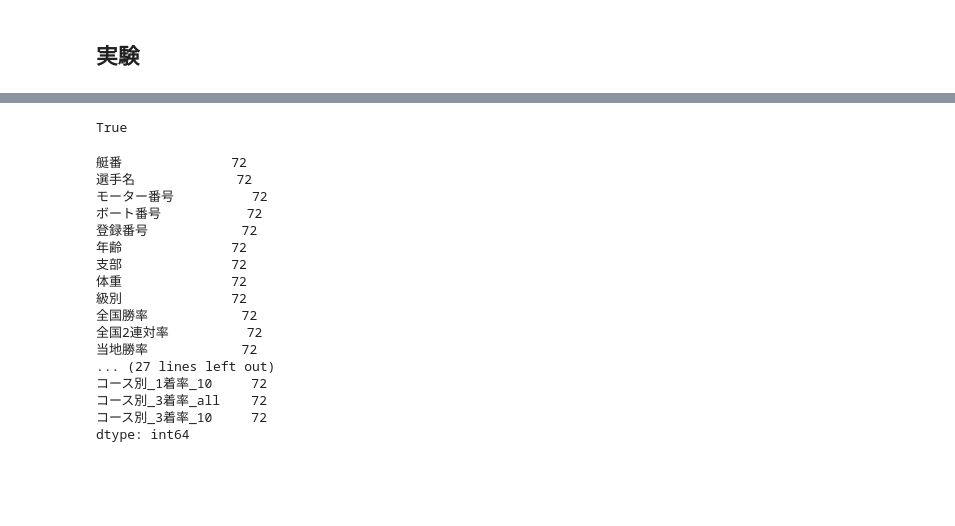
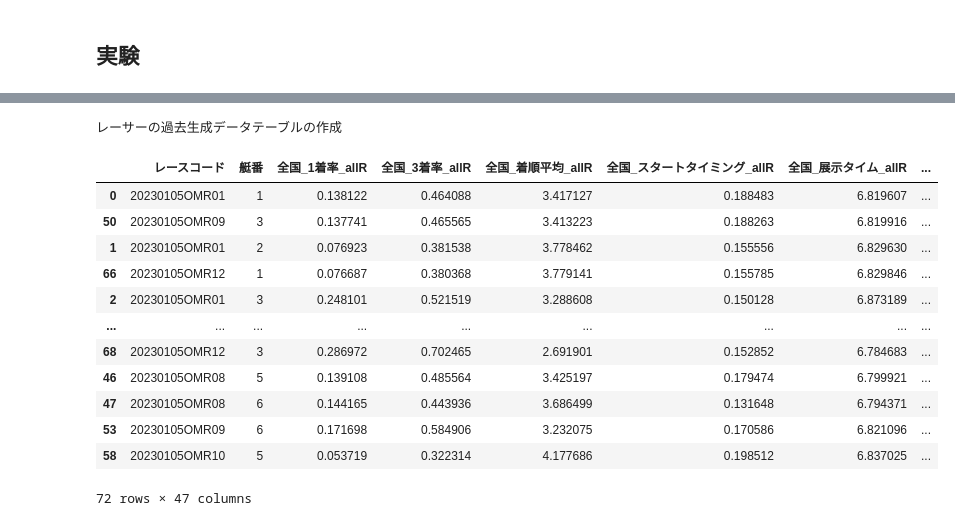
Before and after one commit to sakokazuki/kyotei-ai, a Jupyter notebook: main.ipynb, the cells around one changed output, grey strips where cells are left out. Saved outputs shown, nothing was run; the diff lists cells and outputs as text; code cells hidden in the pictures; blank space fills up the shorter version.

```diff
--- a/main.ipynb
+++ b/main.ipynb
@@ -775,7 +184,6 @@ import utils
 importlib.reload(sy)
 importlib.reload(utils)
 
-syusso = sy.SyussoTable('20230105', 'OMR')
-# syusso.scrape_beforeinfo('20230105', 'OMR')
-# _get_beforeinfo('https://www.boatrace.jp/owpc/pc/race/beforeinfo?rno=2&jcd=04&hd=20230105')
+syusso = sy.SyussoTable(race_results, '20230105', 'OMR')
+syusso.test()
 # %% [output]
@@ -825,24 +203,23 @@ syusso.data_p
-# %%
-'展示タイム' in hoge
-# %% [output]
-True
-# %%
-syusso.data.count()
-# %% [output]
-艇番              72
-選手名             72
-モーター番号          72
-ボート番号           72
-登録番号            72
-年齢              72
-支部              72
-体重              72
-級別              72
-全国勝率            72
-全国2連対率          72
-当地勝率            72
-... (27 lines left out)
-コース別_1着率_10     72
-コース別_3着率_all    72
-コース別_3着率_10     72
-dtype: int64
+# %%
+# レーサーの過去テーブル作成テスト用(出走テーブルのデータをもとに作るのが処理時間が短くて確認しやすい
+import racer_table as racer_t
+importlib.reload(racer_t)
+
+# hoge = racer_t.RacerTable.create_from_syusso(data_tables.race_t, syusso.data)
+hoge = racer_t.RacerTable.create_from_syusso(syusso.race_results.data, syusso.data)
+hoge.data_p
+# %% [output]
+レーサーの過去生成データテーブルの作成
+|  | レースコード | 艇番 | 全国_1着率_allR | 全国_3着率_allR | 全国_着順平均_allR | 全国_スタートタイミング_allR | 全国_展示タイム_allR | ... |
+| 0 | 20230105OMR01 | 1 | 0.138122 | 0.464088 | 3.417127 | 0.188483 | 6.819607 | ... |
+| 50 | 20230105OMR09 | 3 | 0.137741 | 0.465565 | 3.413223 | 0.188263 | 6.819916 | ... |
+| 1 | 20230105OMR01 | 2 | 0.076923 | 0.381538 | 3.778462 | 0.155556 | 6.829630 | ... |
+| 66 | 20230105OMR12 | 1 | 0.076687 | 0.380368 | 3.779141 | 0.155785 | 6.829846 | ... |
+| 2 | 20230105OMR01 | 3 | 0.248101 | 0.521519 | 3.288608 | 0.150128 | 6.873189 | ... |
+| ... | ... | ... | ... | ... | ... | ... | ... | ... |
+| 68 | 20230105OMR12 | 3 | 0.286972 | 0.702465 | 2.691901 | 0.152852 | 6.784683 | ... |
+| 46 | 20230105OMR08 | 5 | 0.139108 | 0.485564 | 3.425197 | 0.179474 | 6.799921 | ... |
+| 47 | 20230105OMR08 | 6 | 0.144165 | 0.443936 | 3.686499 | 0.131648 | 6.794371 | ... |
+| 53 | 20230105OMR09 | 6 | 0.171698 | 0.584906 | 3.232075 | 0.170586 | 6.821096 | ... |
+| 58 | 20230105OMR10 | 5 | 0.053719 | 0.322314 | 4.177686 | 0.198512 | 6.837025 | ... |
+72 rows × 47 columns
```
Also changed, not shown: parts of 53 cells of this notebook, 6 other files.
